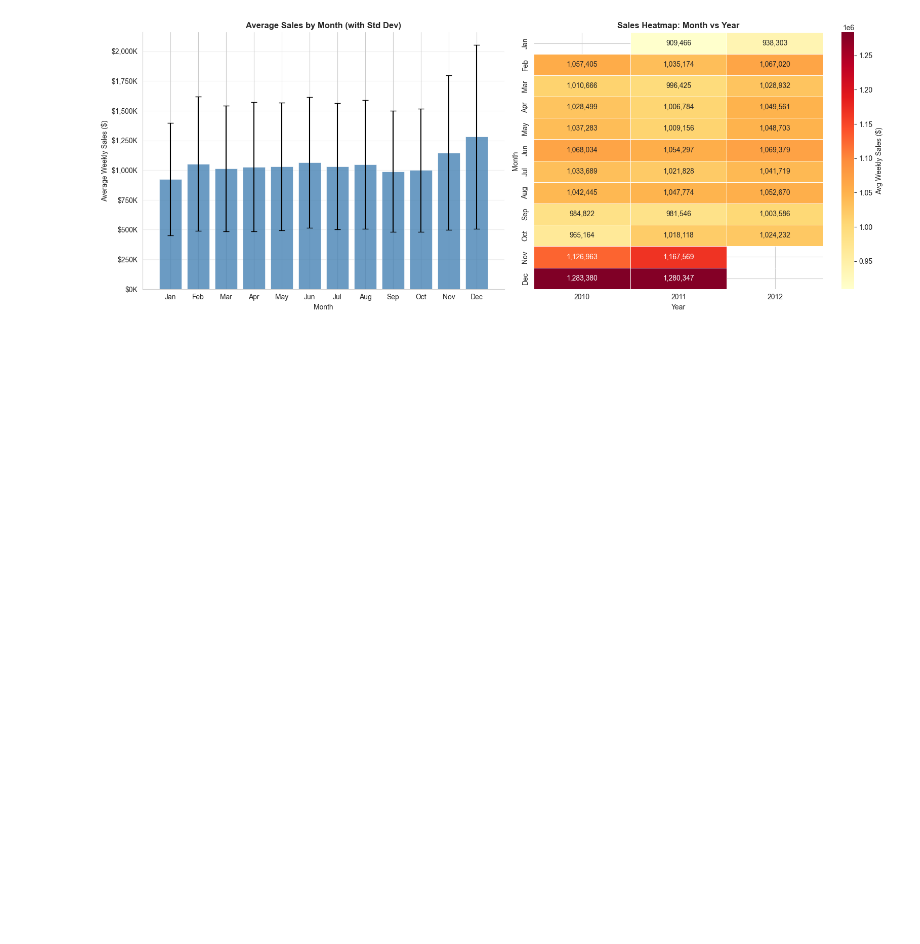
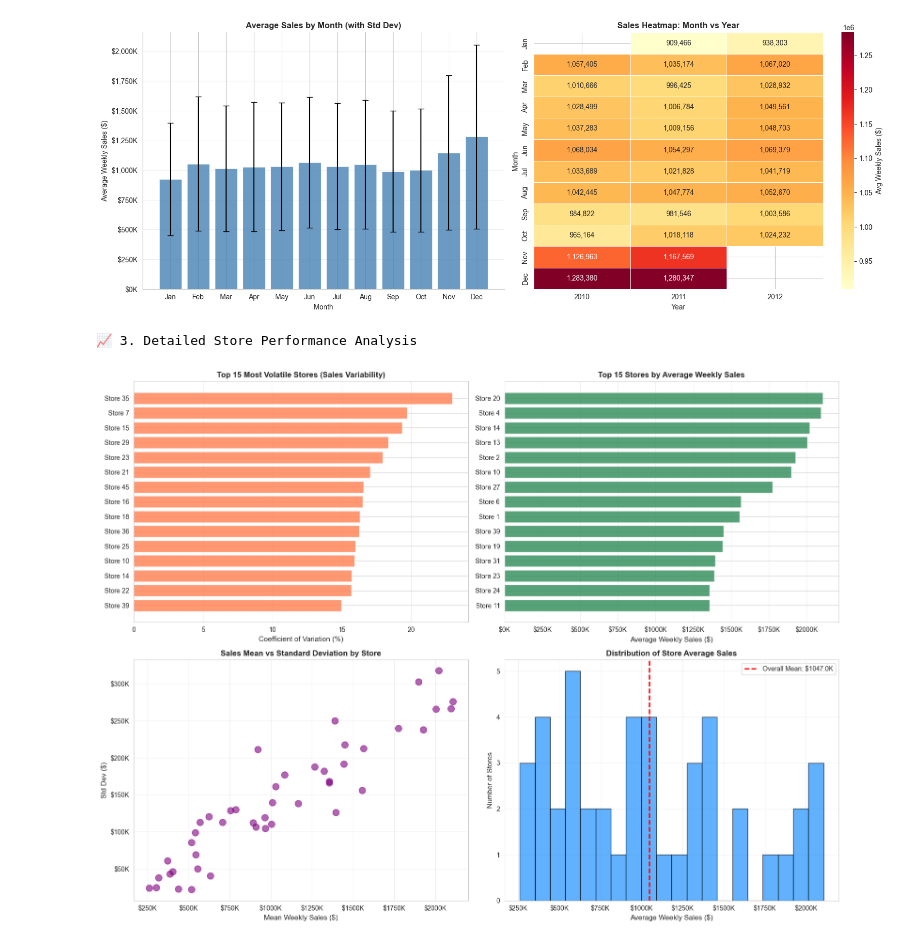
Before and after one commit to Cesar312/retailer_sales_forecasting_system, a Jupyter notebook: notebooks/Walmart-Retail-Sales-Data-Analysis.ipynb, the cells around one changed output. Cells and saved outputs as stored; diff of their text form; code cells hidden in the pictures; blank space fills up the shorter version.

Commit message:
Implement detailed store performance analysis visualizations

```diff
--- a/notebooks/Walmart-Retail-Sales-Data-Analysis.ipynb
+++ b/notebooks/Walmart-Retail-Sales-Data-Analysis.ipynb
@@ -503,3 +503,60 @@ plt.tight_layout()
 plt.show()
 # %% [output]
 [figure]
+# %%
+# 3. Store Performance Analysis
+print("\n📈 3. Detailed Store Performance Analysis")
+store_stats = df.reset_index().groupby('store').agg({
+    'weekly_sales': ['mean', 'std', 'min', 'max', 'sum']
+}).reset_index()
+store_stats.columns = ['Store', 'Mean', 'Std', 'Min', 'Max', 'Total']
+store_stats['CV'] = (store_stats['Std'] / store_stats['Mean']) * 100  # Coefficient of Variation
+
+fig, axes = plt.subplots(2, 2, figsize=(16, 12))
+
+# Store variability (CV)
+top_15_volatile = store_stats.nlargest(15, 'CV')
+axes[0, 0].barh(range(len(top_15_volatile)), top_15_volatile['CV'], color='coral', alpha=0.8)
+axes[0, 0].set_yticks(range(len(top_15_volatile)))
+axes[0, 0].set_yticklabels([f"Store {s}" for s in top_15_volatile['Store']])
+axes[0, 0].set_xlabel('Coefficient of Variation (%)', fontsize=11)
+axes[0, 0].set_title('Top 15 Most Volatile Stores (Sales Variability)', fontweight='bold', fontsize=12)
+axes[0, 0].grid(alpha=0.3, axis='x')
+axes[0, 0].invert_yaxis()
+
+# Average sales per store
+top_15_stores = store_stats.nlargest(15, 'Mean')
+axes[0, 1].barh(range(len(top_15_stores)), top_15_stores['Mean'], color='seagreen', alpha=0.8)
+axes[0, 1].set_yticks(range(len(top_15_stores)))
+axes[0, 1].set_yticklabels([f"Store {s}" for s in top_15_stores['Store']])
+axes[0, 1].set_xlabel('Average Weekly Sales ($)', fontsize=11)
+axes[0, 1].set_title('Top 15 Stores by Average Weekly Sales', fontweight='bold', fontsize=12)
+axes[0, 1].xaxis.set_major_formatter(mticker.FuncFormatter(lambda x, _: f'${int(x/1e3):.0f}K'))
+axes[0, 1].grid(alpha=0.3, axis='x')
+axes[0, 1].invert_yaxis()
+
+# Scatter: Mean vs Std
+axes[1, 0].scatter(store_stats['Mean'], store_stats['Std'], alpha=0.6, s=100, color='purple')
+axes[1, 0].set_xlabel('Mean Weekly Sales ($)', fontsize=11)
+axes[1, 0].set_ylabel('Std Dev ($)', fontsize=11)
+axes[1, 0].set_title('Sales Mean vs Standard Deviation by Store', fontweight='bold', fontsize=12)
+axes[1, 0].xaxis.set_major_formatter(mticker.FuncFormatter(lambda x, _: f'${int(x/1e3):.0f}K'))
+axes[1, 0].yaxis.set_major_formatter(mticker.FuncFormatter(lambda x, _: f'${int(x/1e3):.0f}K'))
+axes[1, 0].grid(alpha=0.3)
+
+# Distribution of store averages
+axes[1, 1].hist(store_stats['Mean'], bins=20, alpha=0.7, color='dodgerblue', edgecolor='black')
+axes[1, 1].axvline(store_stats['Mean'].mean(), color='red', linestyle='--',
+                   linewidth=2, label=f"Overall Mean: ${store_stats['Mean'].mean()/1e3:.1f}K")
+axes[1, 1].set_xlabel('Average Weekly Sales ($)', fontsize=11)
+axes[1, 1].set_ylabel('Number of Stores', fontsize=11)
+axes[1, 1].set_title('Distribution of Store Average Sales', fontweight='bold', fontsize=12)
+axes[1, 1].xaxis.set_major_formatter(mticker.FuncFormatter(lambda x, _: f'${int(x/1e3):.0f}K'))
+axes[1, 1].legend()
+axes[1, 1].grid(alpha=0.3)
+
+plt.tight_layout()
+plt.show()
+# %% [output]
+📈 3. Detailed Store Performance Analysis
+[figure, added]
```
Also changed, not shown: parts of 3 cells of this notebook.
